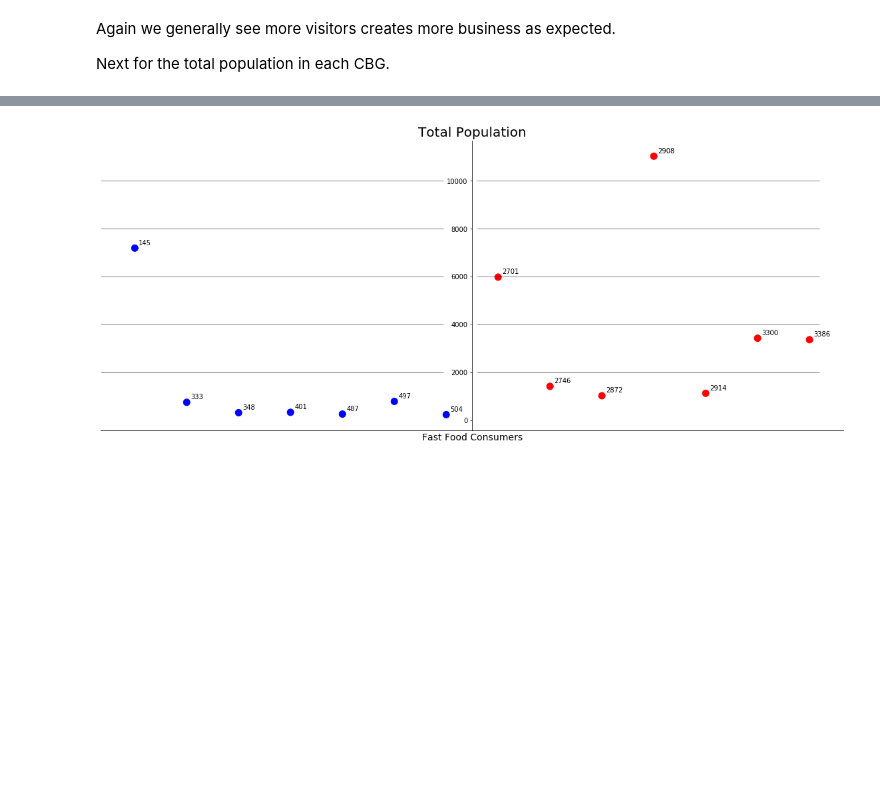
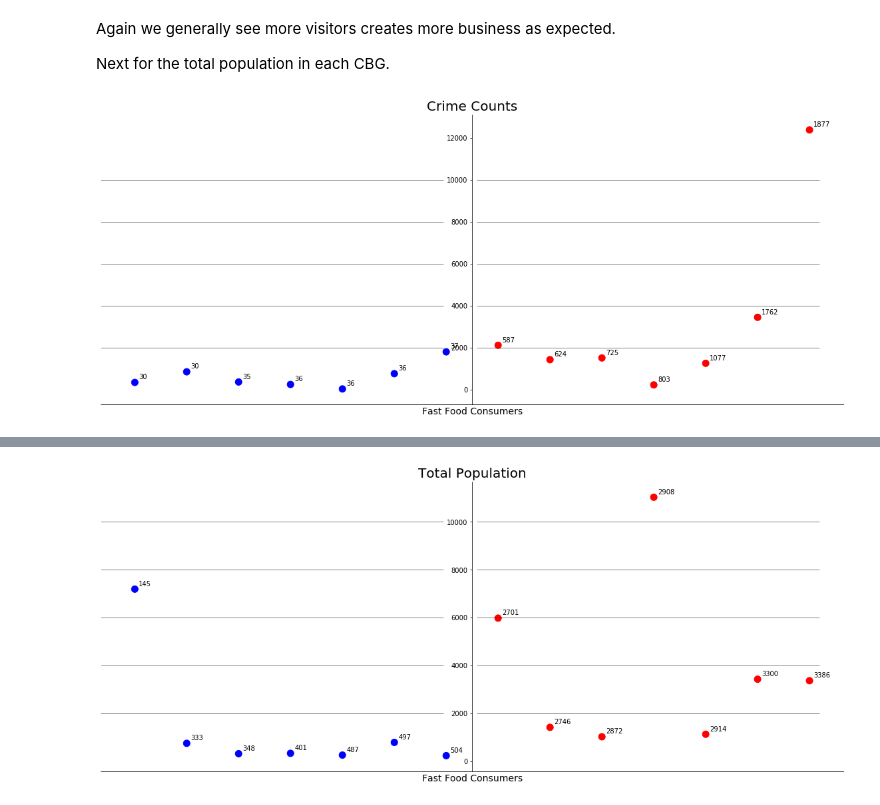
Before and after one commit to jon-e-pizza/Springboard, a Jupyter notebook: CapstoneFastFoodEstablishments/eda/EDA.ipynb, the cells around one changed output, grey strips where cells are left out. Drawn from its saved outputs; the diff is of its cells as text; code cells hidden in the pictures; blank space fills up the shorter version.

Commit message:
Add crime and walk score to eda, and statistical inference

```diff
--- a/CapstoneFastFoodEstablishments/eda/EDA.ipynb
+++ b/CapstoneFastFoodEstablishments/eda/EDA.ipynb
@@ -230,3 +229,7 @@ compare_graph(ff_cbg_data, 'Fast Food Consumers', 'raw_visit_count')
 Again we generally see more visitors creates more business as expected.
 
 Next for the total population in each CBG.
+# %%
+compare_graph(ff_cbg_data, 'Fast Food Consumers', 'Crime Counts')
+# %% [output]
+[figure, added]
```
Also changed, not shown: parts of 21 cells of this notebook, 1 other file.
